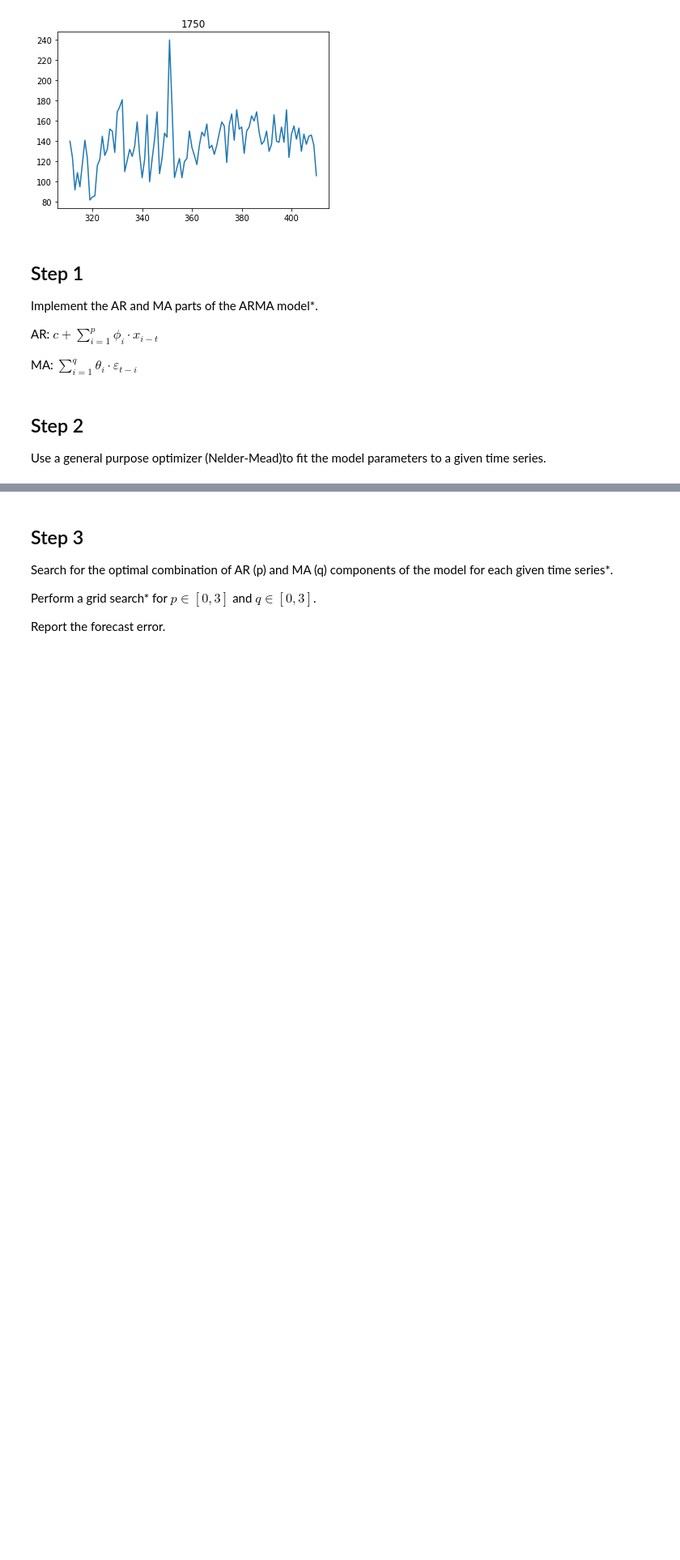
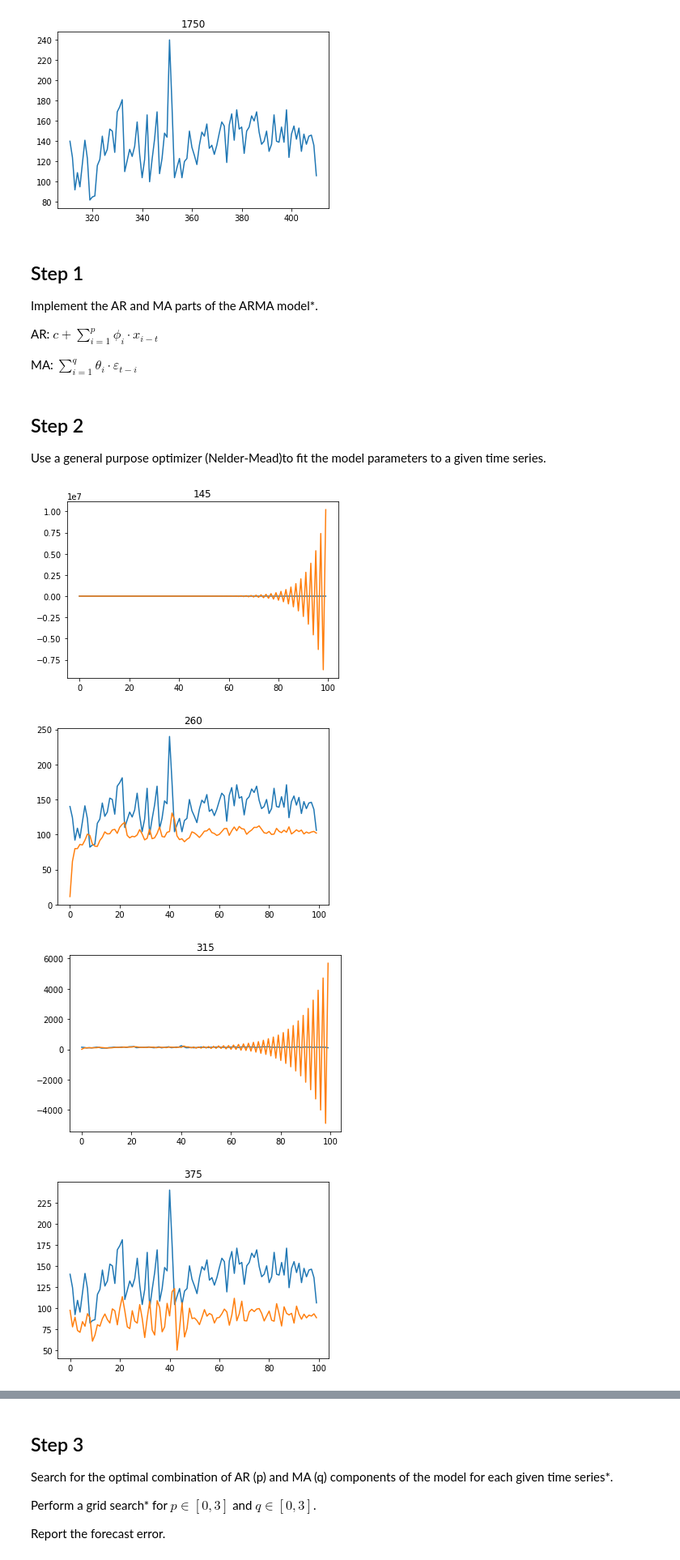
Before and after one commit to LeonGeorgi/programming-for-data-science, a Jupyter notebook: 09_Time_Series/main.ipynb, the cells around one changed output, grey strips where cells are left out. Shown: that part at 81% size. Drawn from its saved outputs; the diff is of its cells as text; code cells hidden in the pictures; blank space fills up the shorter version.

```diff
--- a/09_Time_Series/main.ipynb
+++ b/09_Time_Series/main.ipynb
@@ -75,15 +75,19 @@ Use a general purpose optimizer (Nelder-Mead)to fit the model parameters to a gi
 # %%
 def optimize_forecast(time_series: pd.DataFrame, p: int, q: int):
     result = optimize.minimize(lambda x: calculate_forecast(time_series,p,q,True, x),
                                np.full(shape=1+p+q, fill_value=1.5), method='Nelder-Mead',
                               options={'maxiter':10000})
     forecast = calculate_forecast(group, p, q, False, result.x)
     return result, forecast
 
 for name, time_series in data_frame.groupby('shop_id'):
-    break
     _, forecast = optimize_forecast(time_series, 2, 2)
     plt.plot(range(100), group['transactions'])
     plt.plot(range(100), forecast)
     plt.title(name)
     plt.show()
+# %% [output]
+[figure, added]
+[figure, added]
+[figure, added]
+[figure, added]
```
Also changed, not shown: parts of 2 cells of this notebook.
